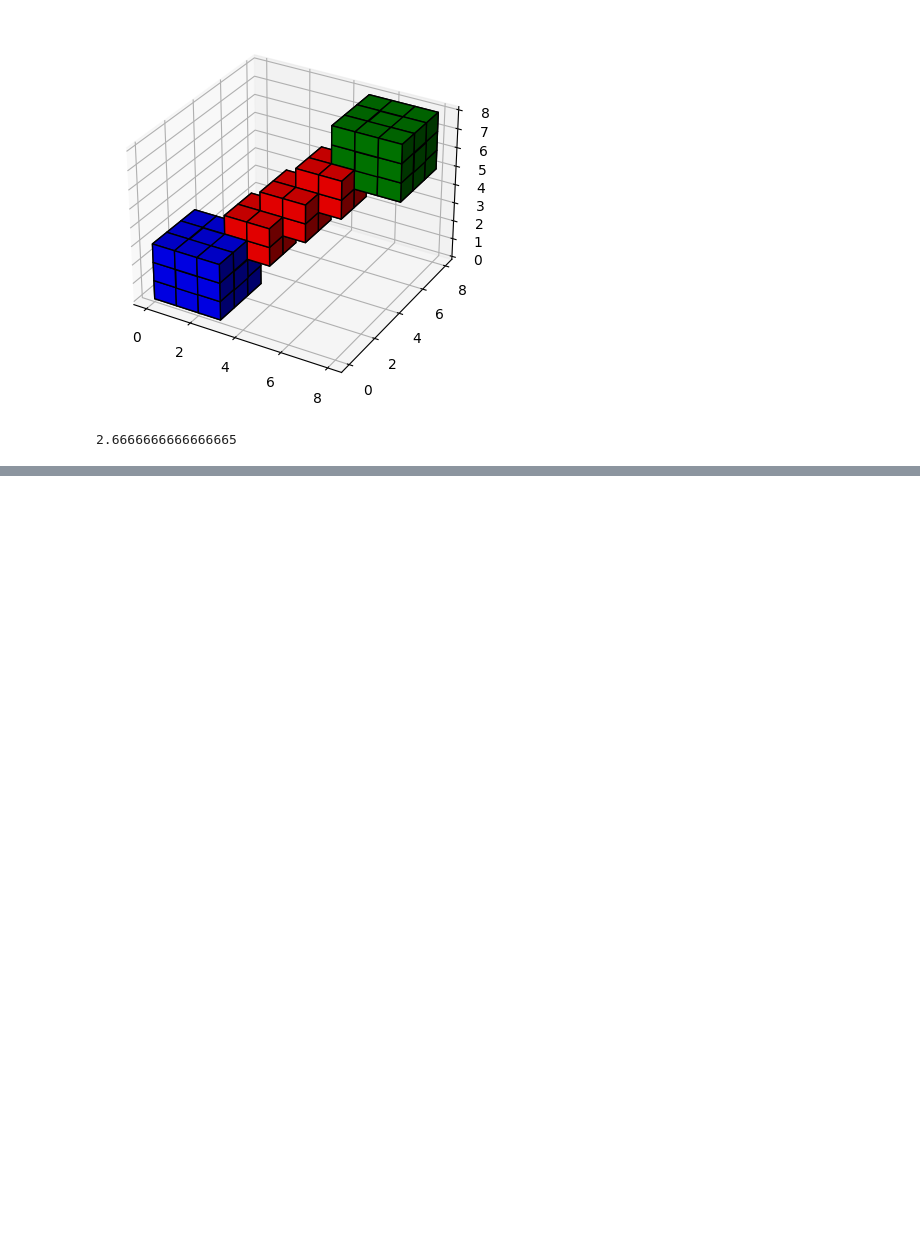
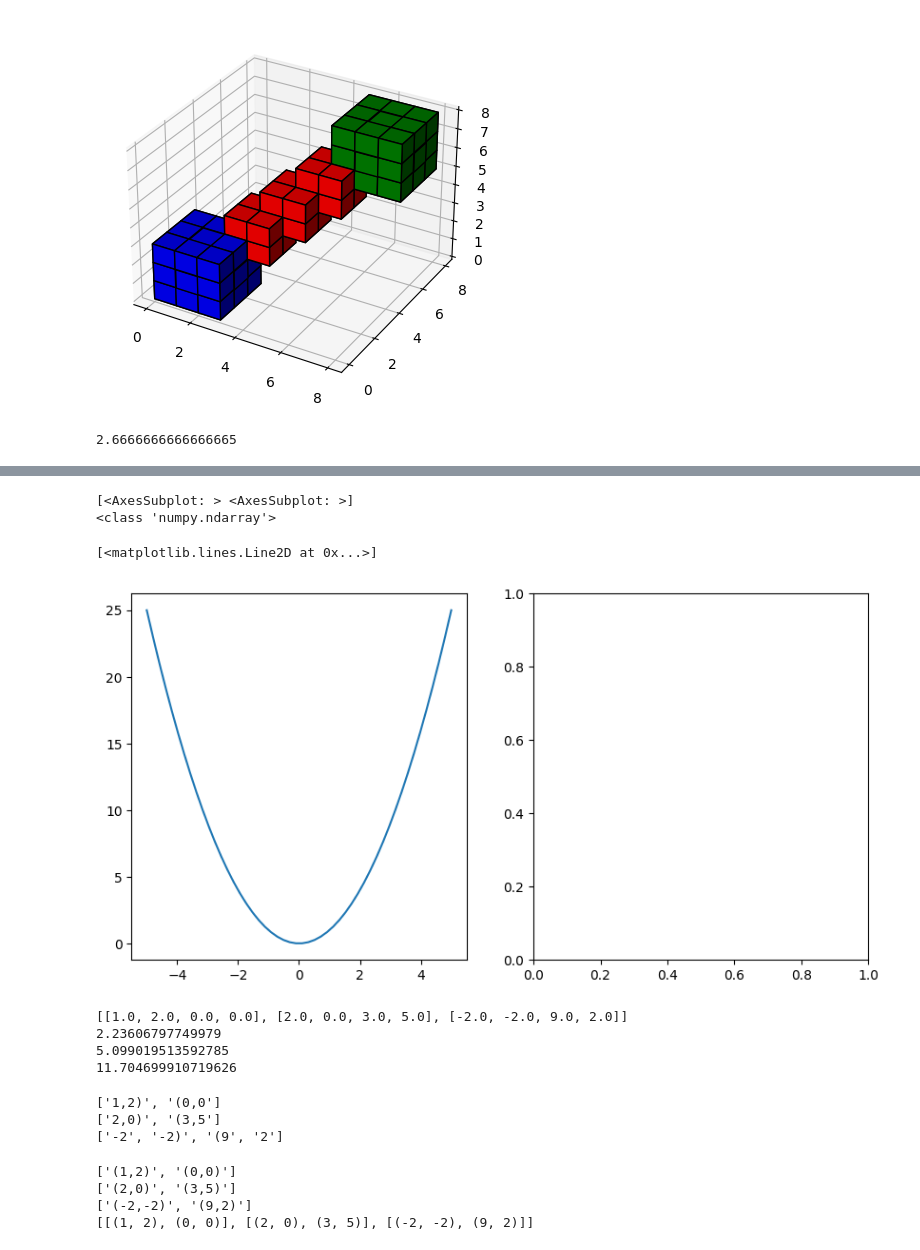
Before and after one commit to HakanAkerblom/Python-Hakan-Akerblom, a Jupyter notebook: Explorations/test1.ipynb, the cells around one changed output, grey strips where cells are left out. Saved outputs shown, nothing was run; the diff lists cells and outputs as text; code cells hidden in the pictures; blank space fills up the shorter version.

```diff
--- a/Explorations/test1.ipynb
+++ b/Explorations/test1.ipynb
@@ -63,3 +63,15 @@ plt.show()
 4/3*2
 # %% [output]
 2.6666666666666665
+# %%
+def func():
+    def nested():
+        global x
+        x = 1
+    x = 3
+    nested()
+    print("func:", x)
+
+x = 2
+func()
+print("main:", x)
@@ -65,0 +112,60 @@ plt.show()
+# %%
+import matplotlib.pyplot as plt
+import numpy as np
+def f(x):
+    return x**2
+
+fig, ax = plt.subplots(nrows=1, ncols=2, figsize = (10, 5))
+print(ax)
+print(type(ax))
+x = np.linspace(-5, 5)
+ax[0].plot(x, f(x))
+# %% [output]
+[<AxesSubplot: > <AxesSubplot: >]
+<class 'numpy.ndarray'>
+[<matplotlib.lines.Line2D at 0x...>]
+[figure, added]
+# %%
+from math import dist
+
+with open("testpoints/testpunkter.txt") as f:
+    lines = f.readlines()
+    cleanlines = []
+    for row in lines[1:]:
+        clean = [float(i.strip("() \n")) for i in row.split(",")]
+        cleanlines.append(clean)
+
+print(cleanlines)
+for point in cleanlines:
+    x1, y1, x2, y2 = point[0], point[1], point[2], point[3]
+    print(dist((x1, y1), (x2, y2)))
+# %% [output]
+[[1.0, 2.0, 0.0, 0.0], [2.0, 0.0, 3.0, 5.0], [-2.0, -2.0, 9.0, 2.0]]
+2.23606797749979
+5.099019513592785
+11.704699910719626
+# %%
+with open("testpoints/testpunkter.txt") as f:
+    lines = f.readlines()
+    cleanlines = []
+    for row in lines[1:]:
+        point = row.strip("() \n").split(", ")
+        print(point)
+# %% [output]
+['1,2)', '(0,0']
+['2,0)', '(3,5']
+['-2', '-2)', '(9', '2']
+# %%
+points = []
+
+with open("testpoints/testpunkter.txt") as f:
+    for row in f.readlines()[1:]:
+        points_string = row.strip("\n").split(", ")
+        print(points_string)
+        points.append([eval(point) for point in points_string])
+print(points)
+# %% [output]
+['(1,2)', '(0,0)']
+['(2,0)', '(3,5)']
+['(-2,-2)', '(9,2)']
+[[(1, 2), (0, 0)], [(2, 0), (3, 5)], [(-2, -2), (9, 2)]]
```
Also changed, not shown: parts of 5 cells of this notebook, 5 other files.
